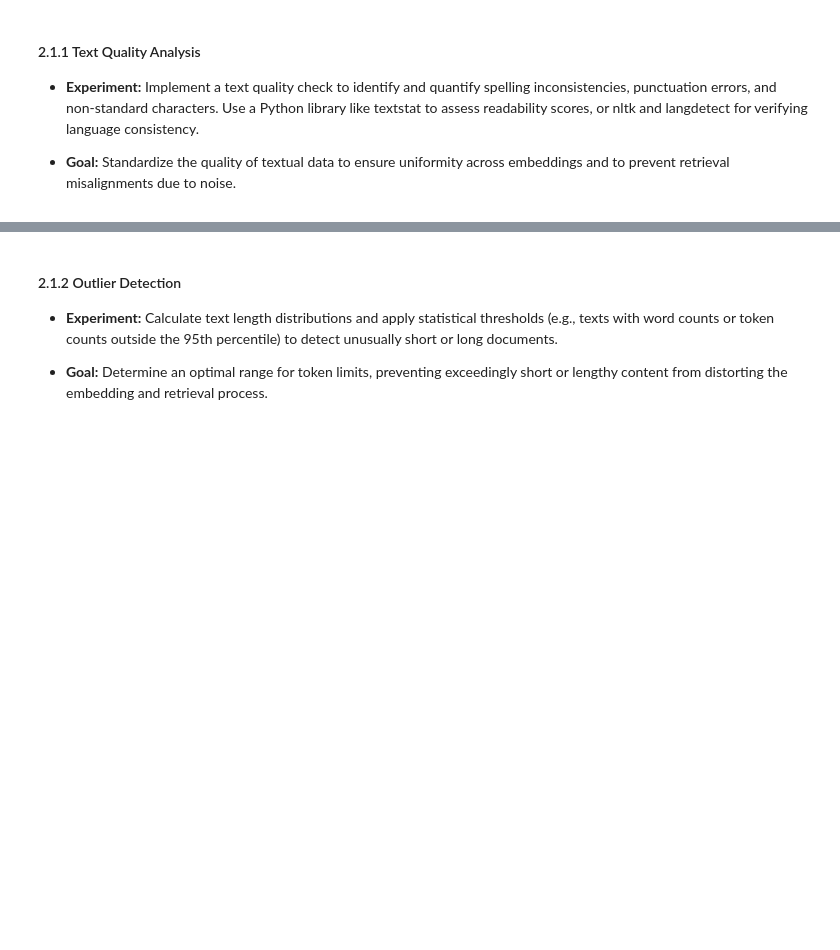
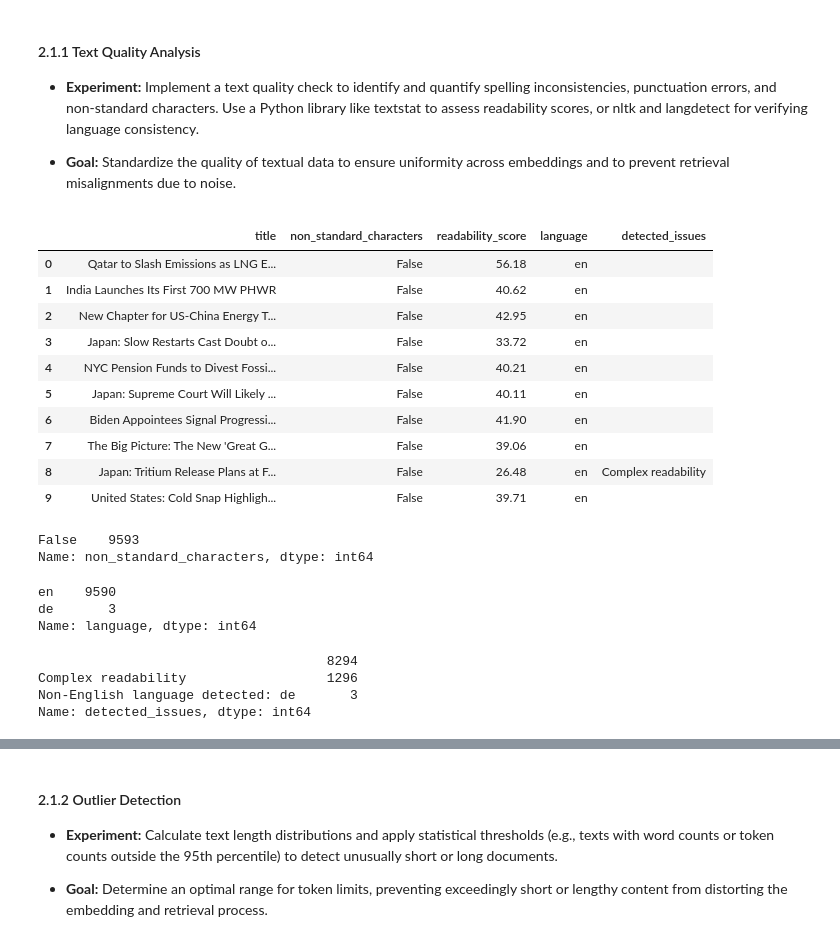
Before and after one commit to alexschillingfhnw/npr-mc1, a Jupyter notebook: src/data-analysis.ipynb, the cells around one changed output, grey strips where cells are left out. Saved outputs shown, nothing was run; the diff lists cells and outputs as text; code cells hidden in the pictures; blank space fills up the shorter version.

```diff
--- a/src/data-analysis.ipynb
+++ b/src/data-analysis.ipynb
@@ -56,3 +56,78 @@ Rigorous identification of potential errors in the dataset is crucial for mitiga
 - **Experiment:** Implement a text quality check to identify and quantify spelling inconsistencies, punctuation errors, and non-standard characters. Use a Python library like textstat to assess readability scores, or nltk and langdetect for verifying language consistency.
 
 - **Goal:** Standardize the quality of textual data to ensure uniformity across embeddings and to prevent retrieval misalignments due to noise.
+# %%
+# Initialize a dictionary to store the analysis results
+text_quality = {
+    "non_standard_characters": [],
+    "readability_score": [],
+    "language": [],
+    "detected_issues": []
+}
+
+# Analyze each content entry
+for index, row in data.iterrows():
+    content = row['content']
+
+    # Check for non-standard characters
+    non_standard = re.findall(r'[^\x00-\x7F]+', content)
+    text_quality['non_standard_characters'].append(bool(non_standard))
+
+    # Calculate readability score
+    readability = textstat.flesch_reading_ease(content)
+    text_quality['readability_score'].append(readability)
+
+    # Detect language
+    try:
+        language = detect(content)
+    except LangDetectException:
+        language = 'unknown'
+    text_quality['language'].append(language)
+
+    # Flag detected issues
+    issues = []
+    if non_standard:
+        issues.append("Non-standard characters detected")
+    if readability < 30:  # Threshold for complex text
+        issues.append("Complex readability")
+    if language != 'en':
+        issues.append(f"Non-English language detected: {language}")
+
+    text_quality['detected_issues'].append("; ".join(issues))
+
+# Convert results to DataFrame for easy visualization
+text_quality_df = pd.DataFrame(text_quality)
+data_with_quality = pd.concat([data, text_quality_df], axis=1)
+
+# Display a sample of the analysis results
+data_with_quality[['title', 'non_standard_characters', 'readability_score', 'language', 'detected_issues']].head(10)
+# %% [output]
+|  | title | non_standard_characters | readability_score | language | detected_issues |
+| 0 | Qatar to Slash Emissions as LNG E... | False | 56.18 | en |  |
+| 1 | India Launches Its First 700 MW PHWR | False | 40.62 | en |  |
+| 2 | New Chapter for US-China Energy T... | False | 42.95 | en |  |
+| 3 | Japan: Slow Restarts Cast Doubt o... | False | 33.72 | en |  |
+| 4 | NYC Pension Funds to Divest Fossi... | False | 40.21 | en |  |
+| 5 | Japan: Supreme Court Will Likely ... | False | 40.11 | en |  |
+| 6 | Biden Appointees Signal Progressi... | False | 41.90 | en |  |
+| 7 | The Big Picture: The New 'Great G... | False | 39.06 | en |  |
+| 8 | Japan: Tritium Release Plans at F... | False | 26.48 | en | Complex readability |
+| 9 | United States: Cold Snap Highligh... | False | 39.71 | en |  |
+# %%
+print(data_with_quality["non_standard_characters"].value_counts(), "\n")
+# %% [output]
+False    9593
+Name: non_standard_characters, dtype: int64
+# %%
+print(data_with_quality["language"].value_counts(), "\n")
+# %% [output]
+en    9590
+de       3
+Name: language, dtype: int64
+# %%
+print(data_with_quality["detected_issues"].value_counts(), "\n")
+# %% [output]
+                                     8294
+Complex readability                  1296
+Non-English language detected: de       3
+Name: detected_issues, dtype: int64
```
Also changed, not shown: parts of 2 cells of this notebook.
